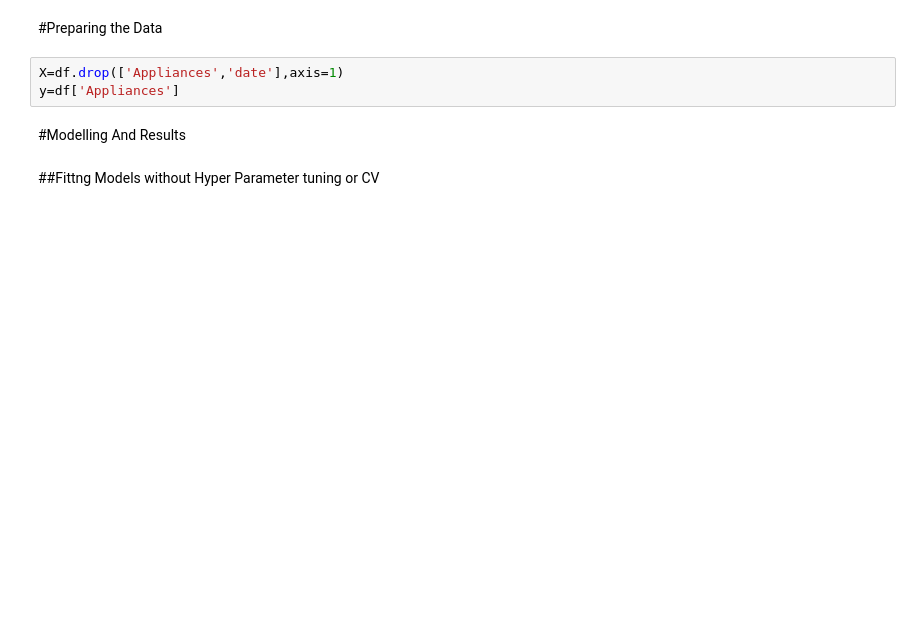
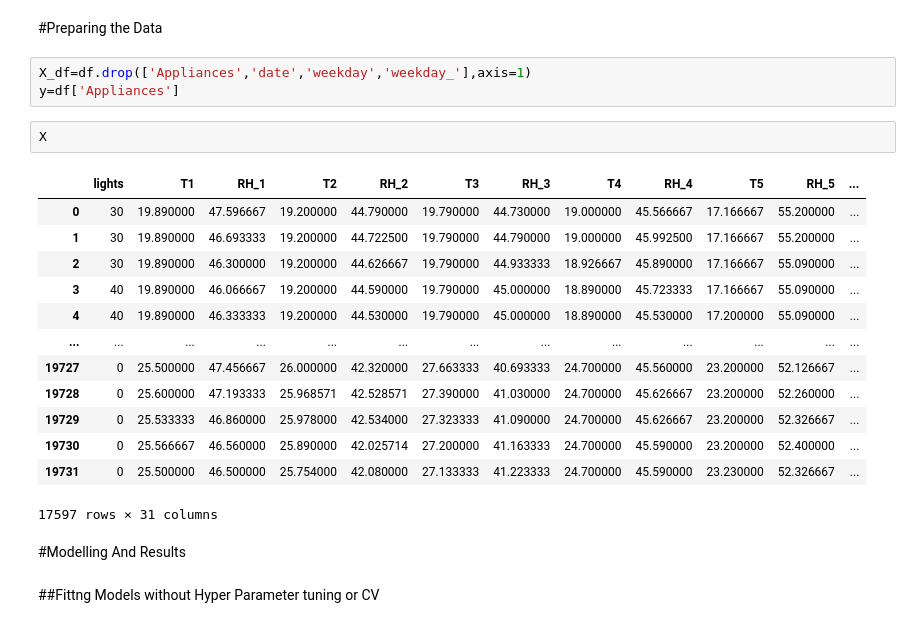
Before and after one commit to Shubhankitsirvaiya/Appliance-Energy-Prediction, a Jupyter notebook: Capstone_Project_Regression.ipynb, the cells around one changed output. Cells and saved outputs as stored; diff of their text form; blank space fills up the shorter version.

```diff
--- a/Capstone_Project_Regression.ipynb
+++ b/Capstone_Project_Regression.ipynb
@@ -398,8 +432,24 @@ This way we can get the features which are most correlated with our target varia
 # %% [markdown]
 #Preparing the Data
 # %%
-X=df.drop(['Appliances','date'],axis=1)
+X_df=df.drop(['Appliances','date','weekday','weekday_'],axis=1)
 y=df['Appliances']
+# %%
+X
+# %% [output]
+|  | lights | T1 | RH_1 | T2 | RH_2 | T3 | RH_3 | T4 | RH_4 | T5 | RH_5 | ... |
+| 0 | 30 | 19.890000 | 47.596667 | 19.200000 | 44.790000 | 19.790000 | 44.730000 | 19.000000 | 45.566667 | 17.166667 | 55.200000 | ... |
+| 1 | 30 | 19.890000 | 46.693333 | 19.200000 | 44.722500 | 19.790000 | 44.790000 | 19.000000 | 45.992500 | 17.166667 | 55.200000 | ... |
+| 2 | 30 | 19.890000 | 46.300000 | 19.200000 | 44.626667 | 19.790000 | 44.933333 | 18.926667 | 45.890000 | 17.166667 | 55.090000 | ... |
+| 3 | 40 | 19.890000 | 46.066667 | 19.200000 | 44.590000 | 19.790000 | 45.000000 | 18.890000 | 45.723333 | 17.166667 | 55.090000 | ... |
+| 4 | 40 | 19.890000 | 46.333333 | 19.200000 | 44.530000 | 19.790000 | 45.000000 | 18.890000 | 45.530000 | 17.200000 | 55.090000 | ... |
+| ... | ... | ... | ... | ... | ... | ... | ... | ... | ... | ... | ... | ... |
+| 19727 | 0 | 25.500000 | 47.456667 | 26.000000 | 42.320000 | 27.663333 | 40.693333 | 24.700000 | 45.560000 | 23.200000 | 52.126667 | ... |
+| 19728 | 0 | 25.600000 | 47.193333 | 25.968571 | 42.528571 | 27.390000 | 41.030000 | 24.700000 | 45.626667 | 23.200000 | 52.260000 | ... |
+| 19729 | 0 | 25.533333 | 46.860000 | 25.978000 | 42.534000 | 27.323333 | 41.090000 | 24.700000 | 45.626667 | 23.200000 | 52.326667 | ... |
+| 19730 | 0 | 25.566667 | 46.560000 | 25.890000 | 42.025714 | 27.200000 | 41.163333 | 24.700000 | 45.590000 | 23.200000 | 52.400000 | ... |
+| 19731 | 0 | 25.500000 | 46.500000 | 25.754000 | 42.080000 | 27.133333 | 41.223333 | 24.700000 | 45.590000 | 23.230000 | 52.326667 | ... |
+17597 rows × 31 columns
 # %% [markdown]
 #Modelling And Results
 # %% [markdown]
```
Also changed, not shown: parts of 22 cells of this notebook.
